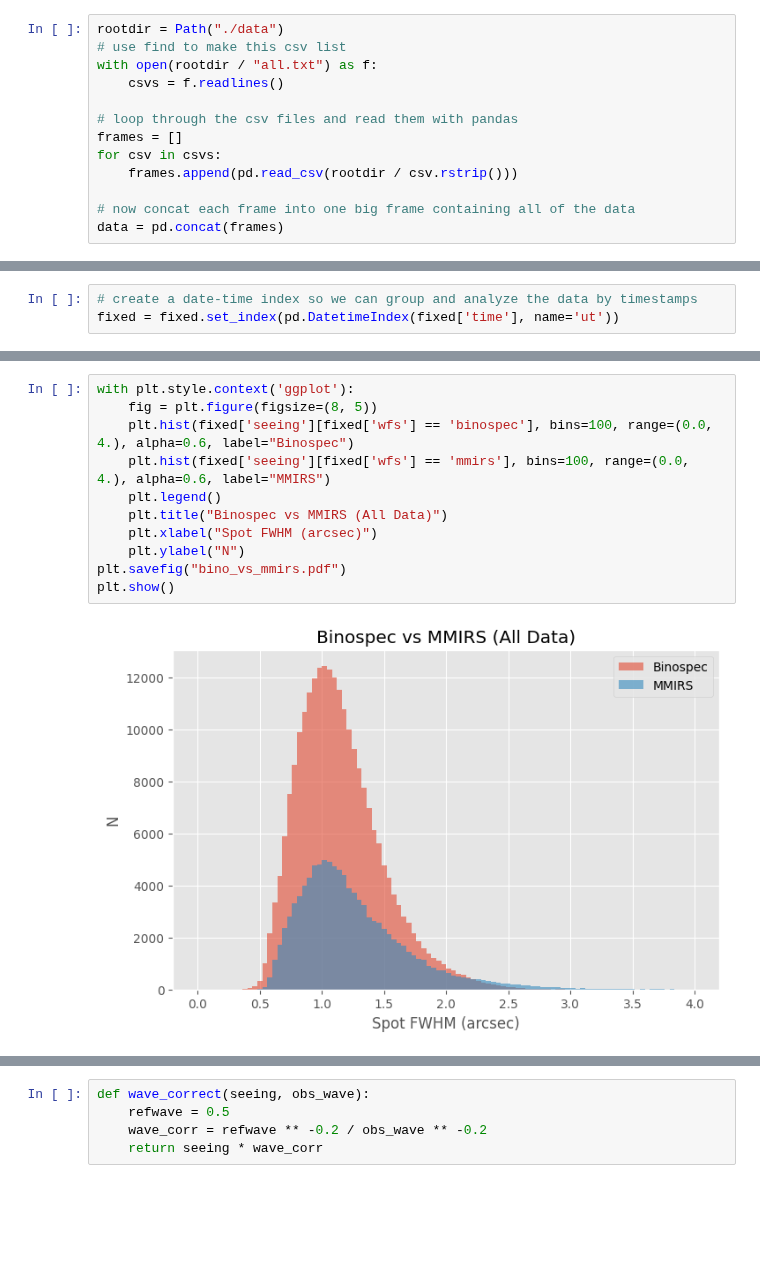
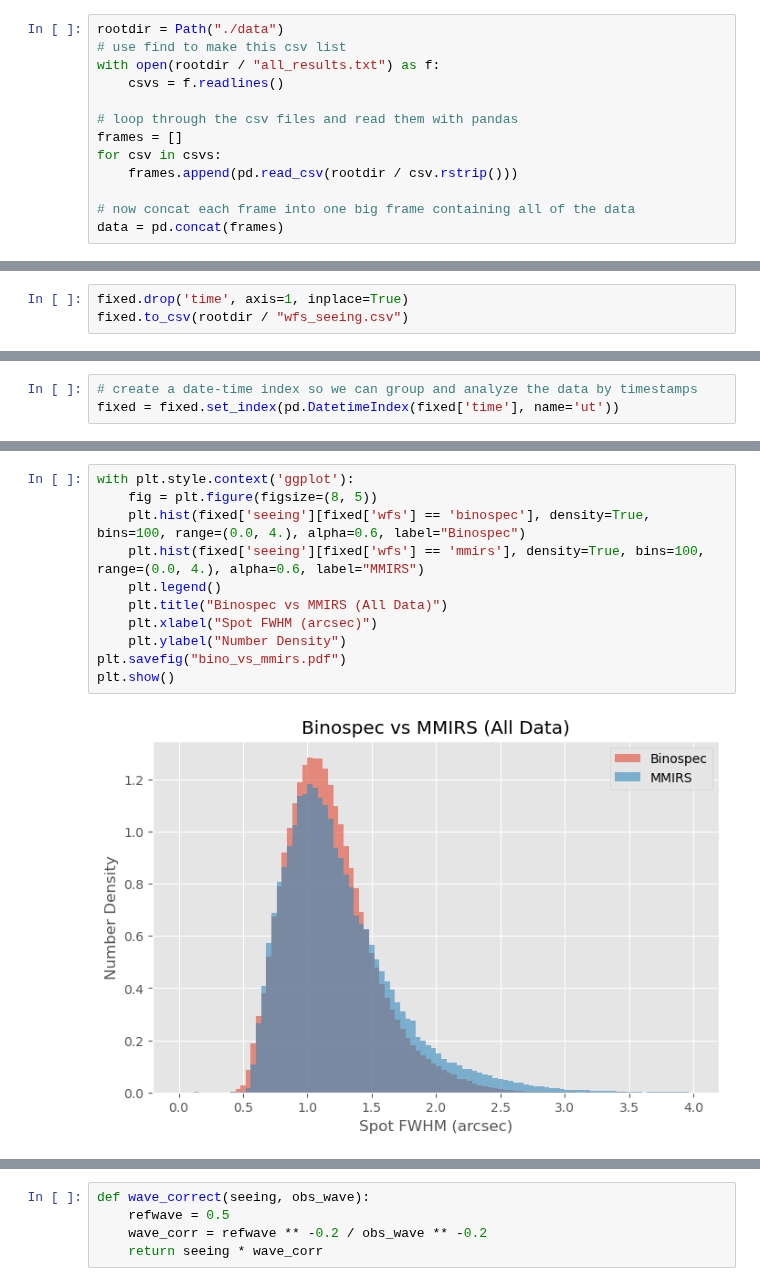
Before and after one commit to MMTObservatory/seeing_analysis, a Jupyter notebook: all_seeing.ipynb, the cells around one changed output, grey strips where cells are left out. Drawn from its saved outputs; the diff is of its cells as text; blank space fills up the shorter version.

```diff
--- a/all_seeing.ipynb
+++ b/all_seeing.ipynb
@@ -61,7 +61,7 @@ WARNING: VerifyWarning: Note: astropy.io.fits uses zero-based indexing.
 # %%
 rootdir = Path("./data")
 # use find to make this csv list
-with open(rootdir / "all.txt") as f:
+with open(rootdir / "all_results.txt") as f:
     csvs = f.readlines()
 
 # loop through the csv files and read them with pandas
@@ -115,6 +115,9 @@ Try using .loc[row_indexer,col_indexer] = value instead
 
 See the caveats in the documentation: https://pandas.pydata.org/pandas-docs/stable/user_guide/indexing.html#returning-a-view-versus-a-copy
   fixed['airmass'] = fixed['airmass'].astype(float)
+# %%
+fixed.drop('time', axis=1, inplace=True)
+fixed.to_csv(rootdir / "wfs_seeing.csv")
 # %%
 def correct_tracking(row, tracking_sigma=0.15):
     w = wfs_systems[row['wfs']]
@@ -226,16 +229,16 @@ plt.show()
 # %%
 with plt.style.context('ggplot'):
     fig = plt.figure(figsize=(8, 5))
-    plt.hist(fixed['seeing'][fixed['wfs'] == 'binospec'], bins=100, range=(0.0, 4.), alpha=0.6, label="Binospec")
-    plt.hist(fixed['seeing'][fixed['wfs'] == 'mmirs'], bins=100, range=(0.0, 4.), alpha=0.6, label="MMIRS")
+    plt.hist(fixed['seeing'][fixed['wfs'] == 'binospec'], density=True, bins=100, range=(0.0, 4.), alpha=0.6, label="Binospec")
+    plt.hist(fixed['seeing'][fixed['wfs'] == 'mmirs'], density=True, bins=100, range=(0.0, 4.), alpha=0.6, label="MMIRS")
     plt.legend()
     plt.title("Binospec vs MMIRS (All Data)")
     plt.xlabel("Spot FWHM (arcsec)")
-    plt.ylabel("N")
+    plt.ylabel("Number Density")
 plt.savefig("bino_vs_mmirs.pdf")
 plt.show()
 # %% [output]
-[figure, old version]
+[figure, new version]
 # %%
 with plt.style.context('ggplot'):
     fig = plt.figure(figsize=(8, 5))
```
Also changed, not shown: parts of 28 cells of this notebook, 23 other files.
